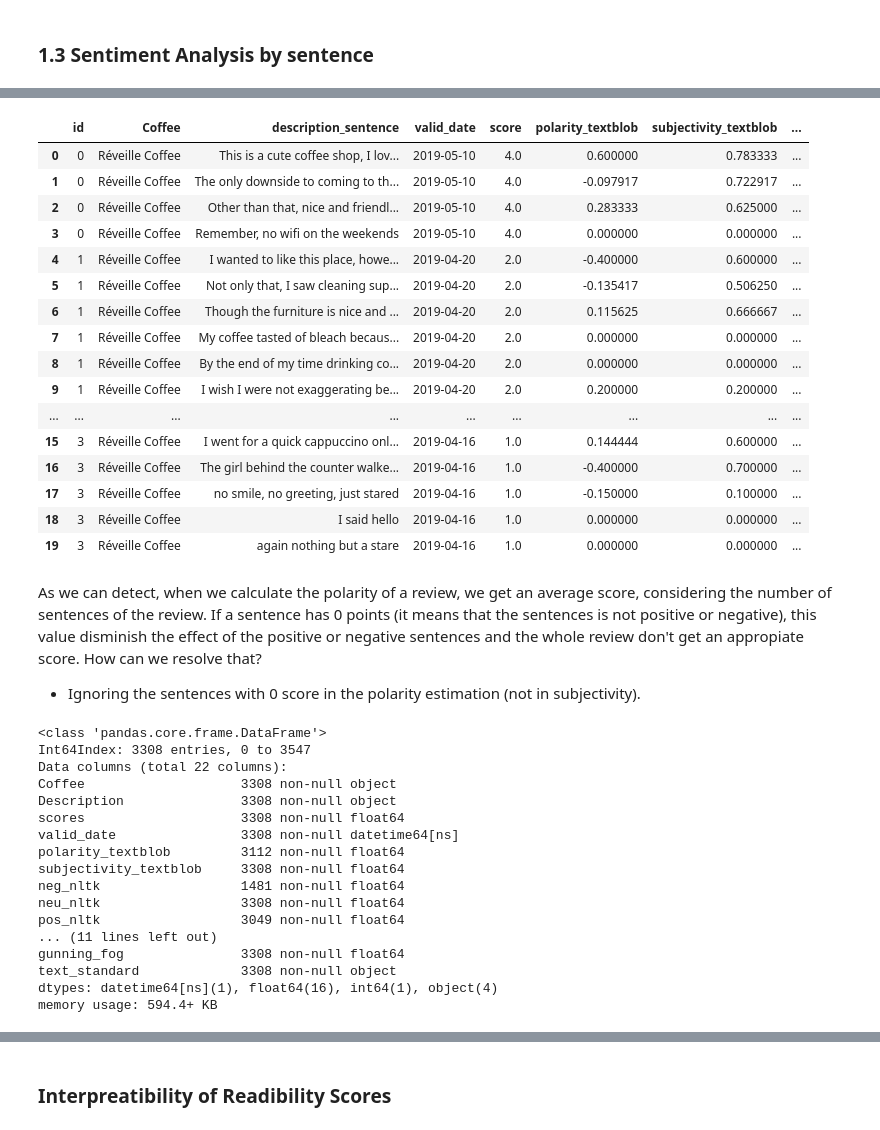
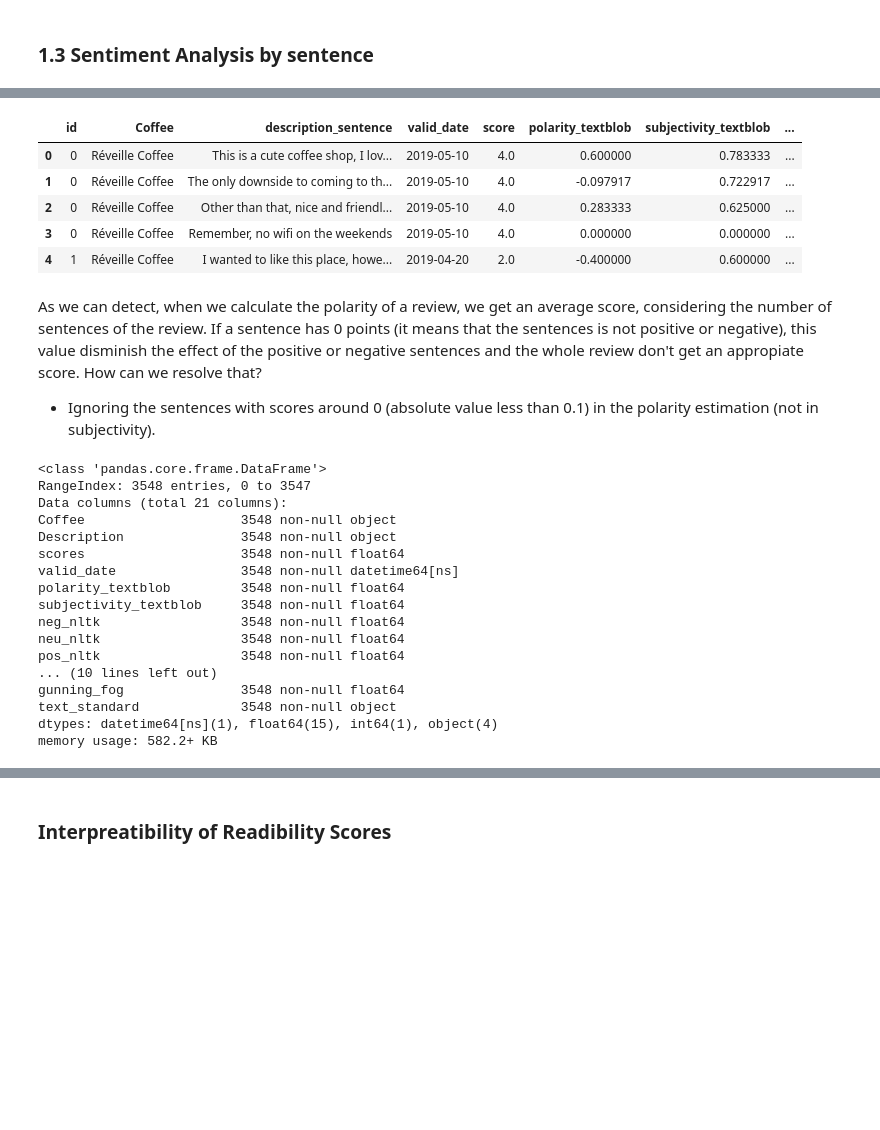
Before and after one commit to Daesparz/Capstone1, a Jupyter notebook: Data_Analysis/Extension_Exploratory_Data_Analysis.ipynb, the cells around one changed output, grey strips where cells are left out. Cells and saved outputs as stored; diff of their text form; code cells hidden in the pictures; blank space fills up the shorter version.

```diff
--- a/Data_Analysis/Extension_Exploratory_Data_Analysis.ipynb
+++ b/Data_Analysis/Extension_Exploratory_Data_Analysis.ipynb
@@ -158,8 +158,6 @@ df_reviews.Coffee[3528:3548] = 'Red Door 1'
 df_reviews.Coffee[2339:2359] = 'Martha & Brothers 1'
 df_reviews.Coffee[3042:3062] = 'Boba 1'
 df_reviews.Coffee[3102:3122] = 'Boba 2'
-# %%
-df_reviews.dropna(subset=['Coffee'], inplace=True)
 # %%
 df_reviews.info()
 # %% [output]
@@ -380,29 +354,18 @@ df_review_sentences['pos_nltk'] = [sentiment_parameters_nltk(s)['pos']
 df_review_sentences['compound_nltk'] = [sentiment_parameters_nltk(s)['compound']
                                         for s in df_review_sentences['description_sentence']]
 # %%
-df_review_sentences.head(20)
+df_review_sentences.head(5)
 # %% [output]
 |  | id | Coffee | description_sentence | valid_date | score | polarity_textblob | subjectivity_textblob | ... |
 | 0 | 0 | Réveille Coffee | This is a cute coffee shop, I lov... | 2019-05-10 | 4.0 | 0.600000 | 0.783333 | ... |
 | 1 | 0 | Réveille Coffee | The only downside to coming to th... | 2019-05-10 | 4.0 | -0.097917 | 0.722917 | ... |
 | 2 | 0 | Réveille Coffee | Other than that, nice and friendl... | 2019-05-10 | 4.0 | 0.283333 | 0.625000 | ... |
 | 3 | 0 | Réveille Coffee | Remember, no wifi on the weekends | 2019-05-10 | 4.0 | 0.000000 | 0.000000 | ... |
 | 4 | 1 | Réveille Coffee | I wanted to like this place, howe... | 2019-04-20 | 2.0 | -0.400000 | 0.600000 | ... |
-| 5 | 1 | Réveille Coffee | Not only that, I saw cleaning sup... | 2019-04-20 | 2.0 | -0.135417 | 0.506250 | ... |
-| 6 | 1 | Réveille Coffee | Though the furniture is nice and ... | 2019-04-20 | 2.0 | 0.115625 | 0.666667 | ... |
-| 7 | 1 | Réveille Coffee | My coffee tasted of bleach becaus... | 2019-04-20 | 2.0 | 0.000000 | 0.000000 | ... |
-| 8 | 1 | Réveille Coffee | By the end of my time drinking co... | 2019-04-20 | 2.0 | 0.000000 | 0.000000 | ... |
-| 9 | 1 | Réveille Coffee | I wish I were not exaggerating be... | 2019-04-20 | 2.0 | 0.200000 | 0.200000 | ... |
-| ... | ... | ... | ... | ... | ... | ... | ... | ... |
-| 15 | 3 | Réveille Coffee | I went for a quick cappuccino onl... | 2019-04-16 | 1.0 | 0.144444 | 0.600000 | ... |
-| 16 | 3 | Réveille Coffee | The girl behind the counter walke... | 2019-04-16 | 1.0 | -0.400000 | 0.700000 | ... |
-| 17 | 3 | Réveille Coffee | no smile, no greeting, just stared | 2019-04-16 | 1.0 | -0.150000 | 0.100000 | ... |
-| 18 | 3 | Réveille Coffee | I said hello | 2019-04-16 | 1.0 | 0.000000 | 0.000000 | ... |
-| 19 | 3 | Réveille Coffee | again nothing but a stare | 2019-04-16 | 1.0 | 0.000000 | 0.000000 | ... |
 # %% [markdown]
 As we can detect, when we calculate the polarity of a review, we get an average score, considering the number of sentences of the review. If a sentence has 0 points (it means that the sentences is not positive or negative), this value disminish the effect of the positive or negative sentences and the whole review don't get an appropiate score. How can we resolve that?
 
-- Ignoring the sentences with 0 score in the polarity estimation (not in subjectivity).
+- Ignoring the sentences with scores around 0 (absolute value less than 0.1) in the polarity estimation (not in subjectivity).
 # %%
 df_Reviews = df_reviews.copy()
 # %%
@@ -418,19 +383,19 @@ df_Reviews['pos_nltk'] = df.groupby('id').pos_nltk.mean()
 df_Reviews.info()
 # %% [output]
 <class 'pandas.core.frame.DataFrame'>
-Int64Index: 3308 entries, 0 to 3547
-Data columns (total 22 columns):
-Coffee                    3308 non-null object
-Description               3308 non-null object
-scores                    3308 non-null float64
-valid_date                3308 non-null datetime64[ns]
-polarity_textblob         3112 non-null float64
-subjectivity_textblob     3308 non-null float64
-neg_nltk                  1481 non-null float64
-neu_nltk                  3308 non-null float64
-pos_nltk                  3049 non-null float64
-... (11 lines left out)
-gunning_fog               3308 non-null float64
-text_standard             3308 non-null object
-dtypes: datetime64[ns](1), float64(16), int64(1), object(4)
-memory usage: 594.4+ KB
+RangeIndex: 3548 entries, 0 to 3547
+Data columns (total 21 columns):
+Coffee                    3548 non-null object
+Description               3548 non-null object
+scores                    3548 non-null float64
+valid_date                3548 non-null datetime64[ns]
+polarity_textblob         3548 non-null float64
+subjectivity_textblob     3548 non-null float64
+neg_nltk                  3548 non-null float64
+neu_nltk                  3548 non-null float64
+pos_nltk                  3548 non-null float64
+... (10 lines left out)
+gunning_fog               3548 non-null float64
+text_standard             3548 non-null object
+dtypes: datetime64[ns](1), float64(15), int64(1), object(4)
+memory usage: 582.2+ KB
```
Also changed, not shown: parts of 22 cells of this notebook.
